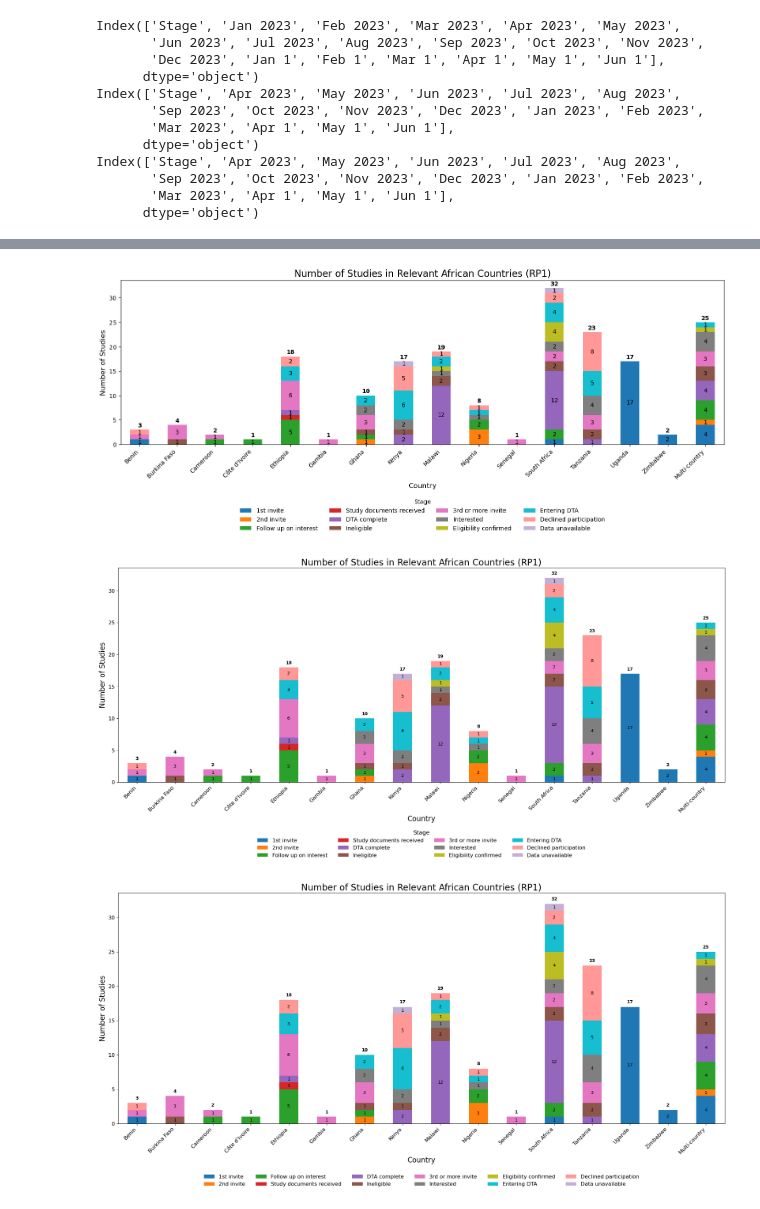
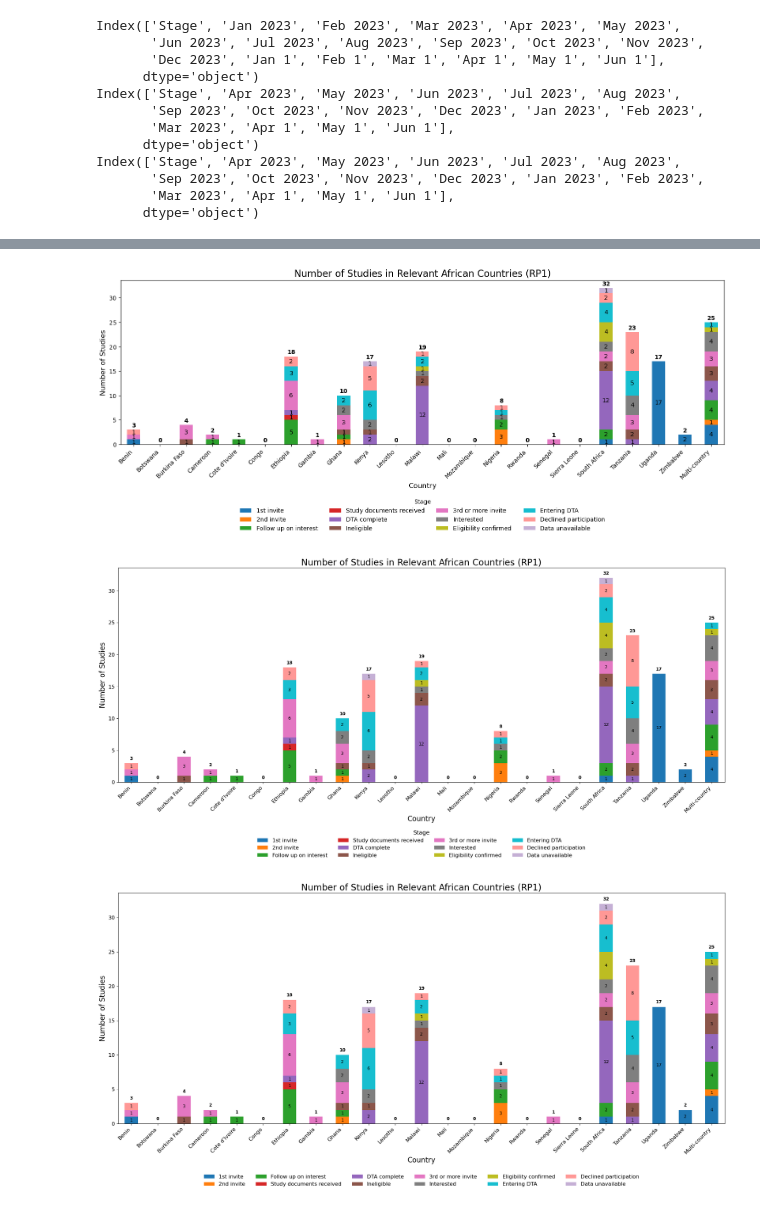
Before and after one commit to Logic06183/Heat_Project-1, a Jupyter notebook: RP2_report_0425.ipynb, the cells around one changed output, grey strips where cells are left out. Drawn from its saved outputs; the diff is of its cells as text; code cells hidden in the pictures.

```diff
--- a/RP2_report_0425.ipynb
+++ b/RP2_report_0425.ipynb
@@ -655,7 +654,7 @@ import pandas as pd
 import matplotlib.pyplot as plt
 
 # Load the data from the Excel file
-file_path = 'HEAT_Tables_0517_am.xlsx'
+file_path = 'Copy of HEAT_Tables_20.06.24_CPedits.xlsx'
 df_rp1_countries = pd.read_excel(file_path, sheet_name='RP1_Countries')
 
 # Create a list of stages in the correct order
@@ -746,7 +745,7 @@ import pandas as pd
 import matplotlib.pyplot as plt
 
 # Load the data from the Excel file
-file_path = 'HEAT_Tables_0517_am.xlsx'
+file_path = 'Copy of HEAT_Tables_20.06.24_CPedits.xlsx'
 df_rp1_countries = pd.read_excel(file_path, sheet_name='RP1_Countries')
 
 # Define the color map and stage order
@@ -805,7 +804,7 @@ import pandas as pd
 import matplotlib.pyplot as plt
 
 # Load the data from the Excel file
-file_path = 'HEAT_Tables_0517_am.xlsx'
+file_path = 'Copy of HEAT_Tables_20.06.24_CPedits.xlsx'
 df_rp1_countries = pd.read_excel(file_path, sheet_name='RP1_Countries')
 
 # Define the color map and stage order
@@ -836,40 +835,40 @@ df_rp1_countries.set_index('Study site', inplace=True)
 multi_country_row = df_rp1_countries.loc['Multi-country']
 df_rp1_countries = df_rp1_countries.drop('Multi-country')
 df_rp1_countries.loc['Multi-country'] = multi_country_row
 
 # Plot the stacked bar chart
 fig, ax = plt.subplots(figsize=(15, 7))
 df_rp1_countries[stage_order].plot(kind='bar', stacked=True, ax=ax, color=[color_map[stage] for stage in stage_order])
 
 # Add the data labels
 for container in ax.containers:
     labels = [f'{int(v.get_height())}' if v.get_height() > 0 else '' for v in container]
     ax.bar_label(container, labels=labels, label_type='center')
 
 # Add the total labels on top of each stack
 totals = df_rp1_countries[stage_order].sum(axis=1)
 for i, total in enumerate(totals):
     ax.text(i, total + 0.5, f'{int(total)}', ha='center', fontsize=10, fontweight='bold')
 
 # Set the title and labels
 plt.title('Number of Studies in Relevant African Countries (RP1)', fontsize=16)
 plt.xlabel('Country', fontsize=12)
 plt.ylabel('Number of Studies', fontsize=12)
 plt.xticks(rotation=45, ha='right')
 
 # Place the legend below the plot
 ax.legend(title='Stage', bbox_to_anchor=(0.5, -0.3), loc='upper center', ncol=4, frameon=False)
 plt.tight_layout()
 
 plt.show()
 # %% [output]
-[figure, old version]
+[figure, new version]
 # %%
 import pandas as pd
 import matplotlib.pyplot as plt
 
 # Load the data from the Excel file
-#file_path = '/mnt/data/HEAT_Tables_0517_am.xlsx'
+#file_path = '/mnt/data/Copy of HEAT_Tables_20.06.24_CPedits.xlsx'
 df_rp1_countries = pd.read_excel(file_path, sheet_name='RP1_Countries')
 
 # Define the color map and stage order
@@ -928,13 +927,13 @@ plt.tight_layout()
 
 plt.show()
 # %% [output]
-[figure, old version]
+[figure, new version]
 # %%
 import pandas as pd
 import matplotlib.pyplot as plt
 
 # Load the data from the Excel file
-#file_path = '/mnt/data/HEAT_Tables_0517_am.xlsx'
+#file_path = '/mnt/data/Copy of HEAT_Tables_20.06.24_CPedits.xlsx'
 df_rp1_countries = pd.read_excel(file_path, sheet_name='RP1_Countries')
 
 # Define the color map and stage order
@@ -993,7 +992,7 @@ plt.tight_layout()
 
 plt.show()
 # %% [output]
-[figure, old version]
+[figure, new version]
 # %%
 import pandas as pd
 import matplotlib.pyplot as plt
```
Also changed, not shown: parts of 13 cells of this notebook, 1 other file.
